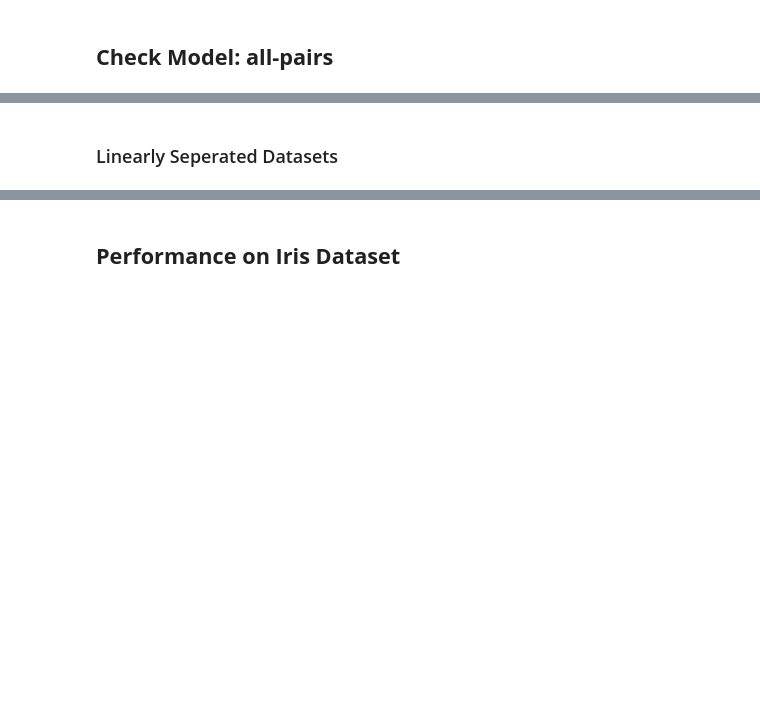
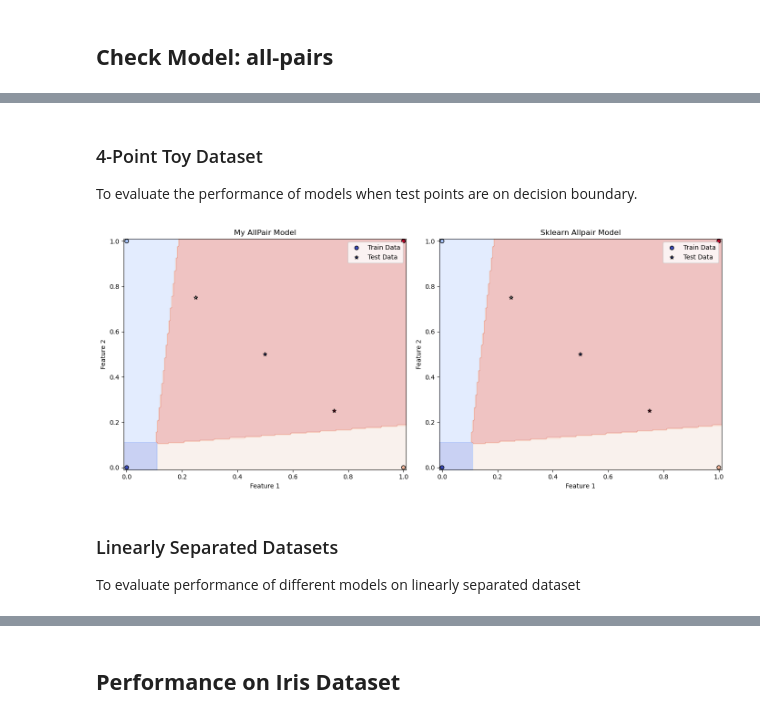
Before and after one commit to hyukahn16/data2060-final-project, a Jupyter notebook: src/project.ipynb, the cells around one changed output, grey strips where cells are left out. Saved outputs shown, nothing was run; the diff lists cells and outputs as text; code cells hidden in the pictures; blank space fills up the shorter version.

```diff
--- a/src/project.ipynb
+++ b/src/project.ipynb
@@ -750,9 +680,10 @@ def CheckPlot_OnevsAll(X_train, Y_train, X_test, Y_test, lr, num_epochs):
 # %%
 import numpy as np
 import pytest
-from sklearn.datasets import load_iris
 from sklearn.multiclass import OneVsRestClassifier
 from sklearn.linear_model import SGDClassifier
+# Testing models using OneVsRestClassifier from Scikit-learn (2024)
+# Testing models using SGDClassifier from Scikit-learn (2024)
 
 np.random.seed(0)
 
@@ -762,7 +693,7 @@ Y = np.array([0,0,0,1,1,1,1,2,2,2])
 n_classes = len(np.unique(Y))
 
 # Initialize models:
-train_epochs = 10000
+train_epochs = 100
 lr = 0.01
 my_model = OnevsAll(n_classes, epochs=train_epochs, lr=lr)
 
@@ -870,17 +847,22 @@ import numpy as np
 import matplotlib.pyplot as plt
 from sklearn.datasets import make_classification
 from sklearn.multiclass import OneVsOneClassifier
-from sklearn.svm import LinearSVC
+# Testing models using OneVsOneClassifier from Scikit-learn (2024)
 
 def CheckPlot_AllPairs(X_train, Y_train, X_test, Y_test, lr, num_epochs):
+    '''
+    a helper function for visualizing the differences of our AllPairs model
+    and the OneVsOneClassifier from sklearn.
+    '''
     X_train_bias = np.c_[X_train, np.ones(X_train.shape[0])]
     X_test_bias = np.c_[X_test, np.ones(X_test.shape[0])]
 
     # initialize model
     n_classes = len(np.unique(Y_train))
-    my_model = AllPairs(n_classes=n_classes, conv_threshold=0.001,
-                        batch_size=1, epochs=num_epochs, lr=lr)
-    sklearn_model = OneVsOneClassifier(LinearSVC(random_state=0))
+    my_model = AllPairs(n_classes=n_classes, batch_size=1, epochs=num_epochs, lr=lr)
+
+    estimator = get_estimator(num_epochs, lr)
+    sklearn_model = OneVsOneClassifier(estimator)
 
     my_model.train(X_train_bias, Y_train)
     sklearn_model.fit(X_train, Y_train)
@@ -938,3 +993,14 @@ def CheckPlot_AllPairs(X_train, Y_train, X_test, Y_test, lr, num_epochs):
+# %% [markdown]
+### 4-Point Toy Dataset
+
+To evaluate the performance of models when test points are on decision boundary.
+# %%
+np.random.seed(0)
+#check
+CheckPlot_AllPairs(X7_train, Y7_train, X7_test, Y7_test, 0.01, 100)
+# %% [output]
+[figure, added]
 # %% [markdown]
-### Linearly Seperated Datasets
+### Linearly Separated Datasets
+To evaluate performance of different models on linearly separated dataset
 # %%
```
Also changed, not shown: parts of 38 cells of this notebook, 1 other file.
